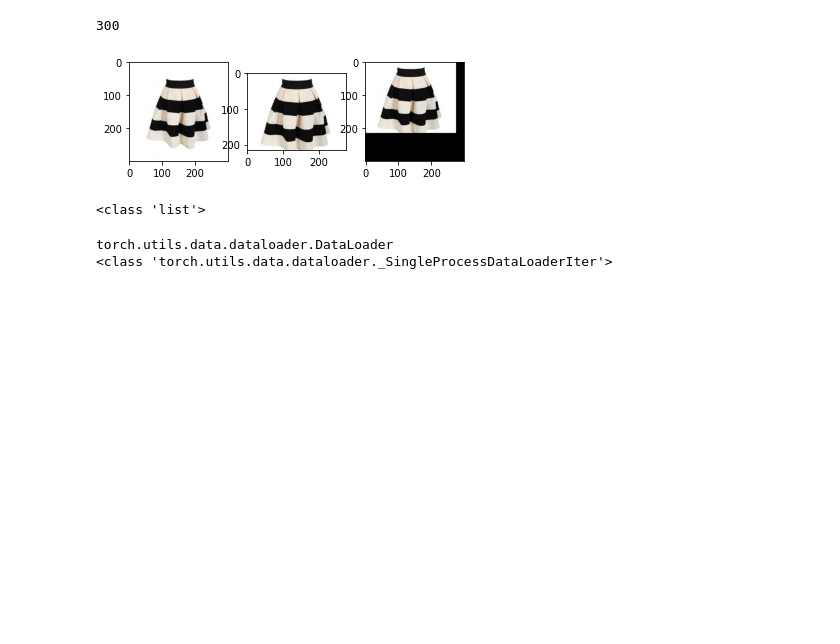
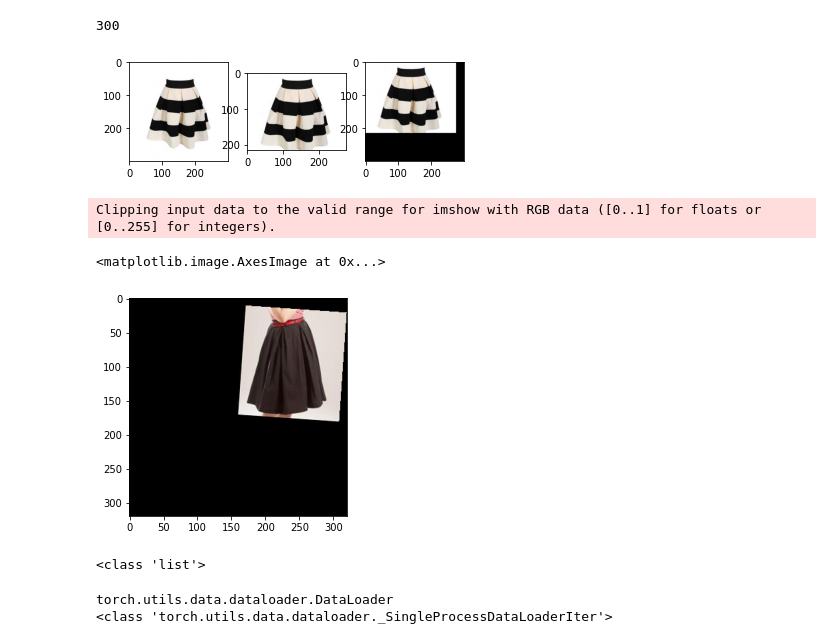
Before and after one commit to fnavab/APS360-project, a Jupyter notebook: Data_Processing.ipynb, the cells around one changed output. Drawn from its saved outputs; the diff is of its cells as text; code cells hidden in the pictures; blank space fills up the shorter version.

```diff
--- a/Data_Processing.ipynb
+++ b/Data_Processing.ipynb
@@ -120,11 +120,12 @@ for images, labels, fname in dataloader:
 # %% [output]
 [figure]
 # %%
-# takes in a list of processed images and returns a new list of rotated image
+# takes in a list of processed images and returns a new list of rotated and flipped image
 def augment_photos(processed_imgs):
-  rotated_imgs = []
+  flipped_and_rotated_imgs = []
   for i in range(len(processed_imgs)):
     angle = np.random.randint(-25, 25)
     rotated_img = inter.rotate(processed_imgs[i][0].numpy(), angle)
-    rotated_imgs.append(torch.tensor(rotated_img))
-  return rotated_imgs
+    flipped_img = np.fliplr(rotated_img)
+    flipped_and_rotated_imgs.append(flipped_img)
+  return flipped_and_rotated_imgs
@@ -133,3 +132,10 @@ rotated_imgs = augment_photos(processed_imgs)
+# %%
+flipped_and_rotated_imgs = augment_photos(processed_imgs)
+plt.imshow(flipped_and_rotated_imgs[0])
+# %% [output]
+Clipping input data to the valid range for imshow with RGB data ([0..1] for floats or [0..255] for integers).
+<matplotlib.image.AxesImage at 0x...>
+[figure, added]
 # %%
 # Save processed images
 torch.save(processed_imgs, "imgs.pt")
```
Also changed, not shown: parts of 1 cell of this notebook.
